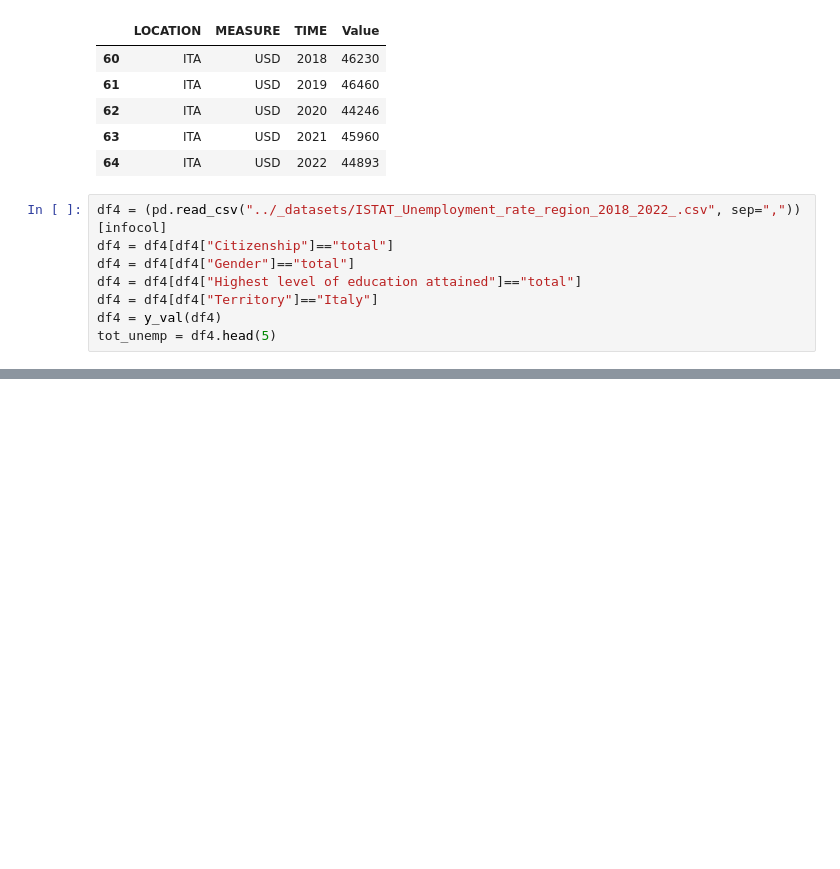
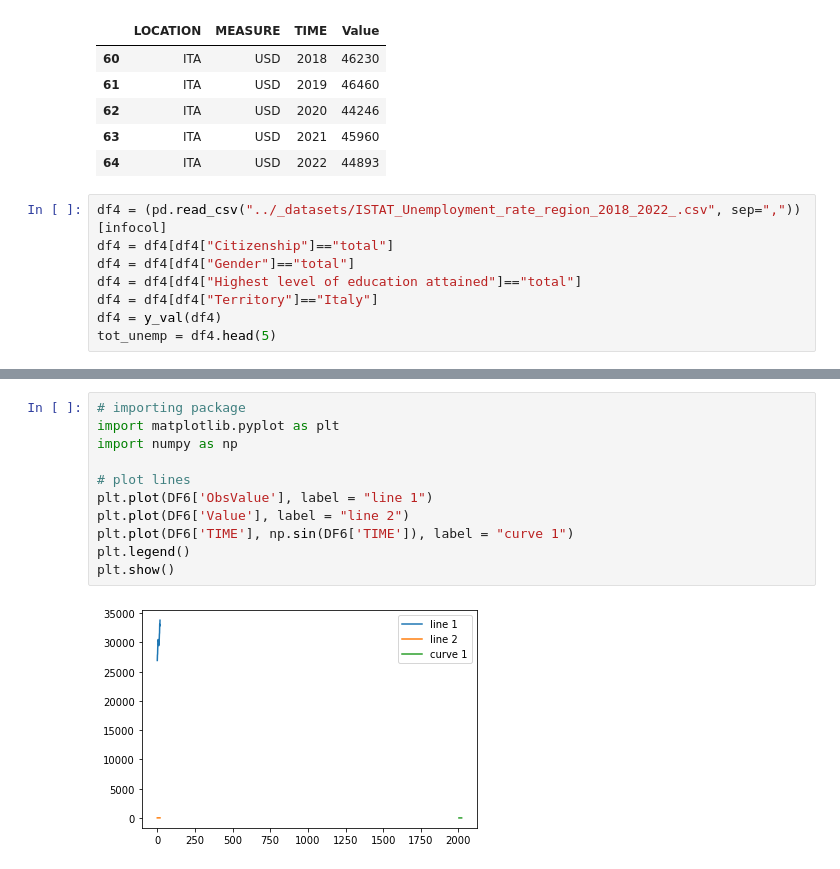
Before and after one commit to openaccesstoimmigrants/EmpowerItaly, a Jupyter notebook: scripts/MASHUP.ipynb, the cells around one changed output, grey strips where cells are left out. Saved outputs shown, nothing was run; the diff lists cells and outputs as text; blank space fills up the shorter version.

```diff
--- a/scripts/MASHUP.ipynb
+++ b/scripts/MASHUP.ipynb
@@ -292,0 +352,13 @@ plt.show()
+# %%
+# importing package
+import matplotlib.pyplot as plt
+import numpy as np
+
+# plot lines
+plt.plot(DF6['ObsValue'], label = "line 1")
+plt.plot(DF6['Value'], label = "line 2")
+plt.plot(DF6['TIME'], np.sin(DF6['TIME']), label = "curve 1")
+plt.legend()
+plt.show()
+# %% [output]
+[figure, added]
```
Also changed, not shown: parts of 7 cells of this notebook, 2 other files.
